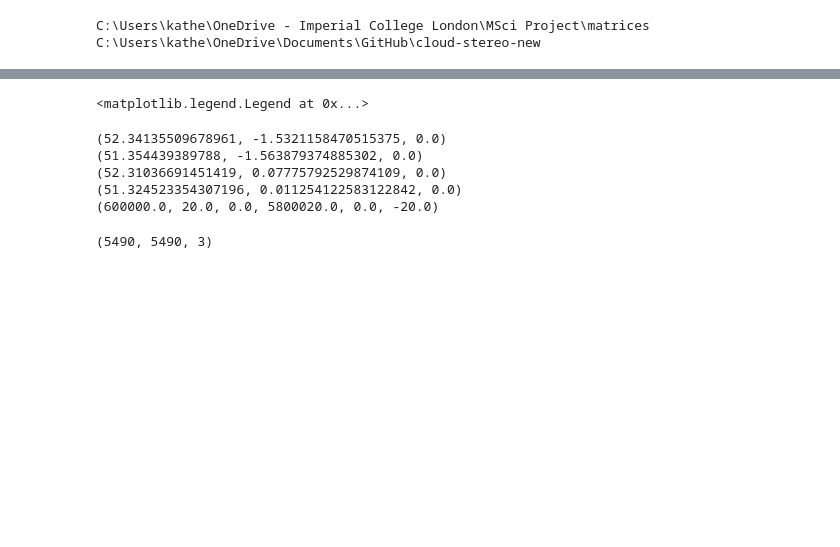
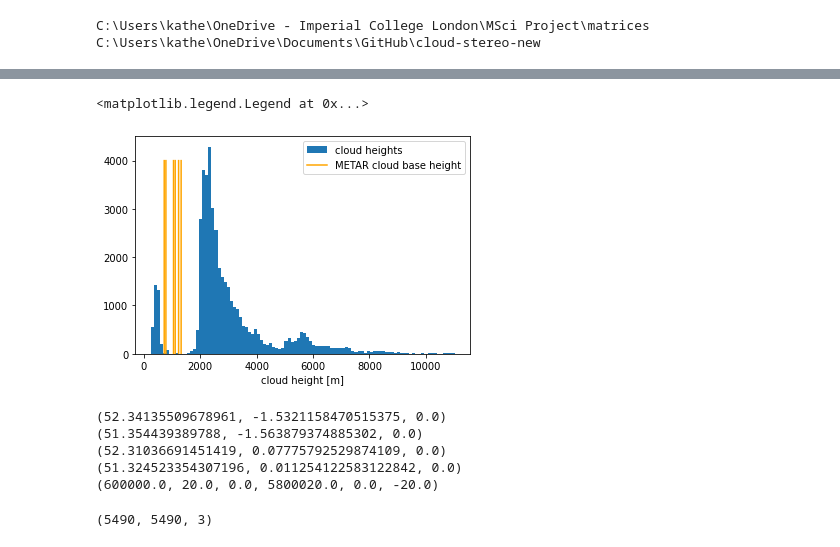
Before and after one commit to kemarrow/cloud-stereo-new, a Jupyter notebook: UndistortRectifySingleWorldCoordinates.ipynb, the cells around one changed output, grey strips where cells are left out. Cells and saved outputs as stored; diff of their text form; code cells hidden in the pictures; blank space fills up the shorter version.

```diff
--- a/UndistortRectifySingleWorldCoordinates.ipynb
+++ b/UndistortRectifySingleWorldCoordinates.ipynb
@@ -530,0 +445,29 @@ frame number 205
+# %%
+mask_C1_undistorted = cv.undistort(mask_C1[:,:,0], CamM_right, Distort_right, new_camera_matrixright)
+mask_C3_undistorted = cv.undistort(mask_C3[:,:,0], CamM_left, Distort_left, new_camera_matrixleft)
+
+rect_mask_C3 = cv.remap(mask_C3_undistorted, mapLx, mapLy,
+                            interpolation=cv.INTER_NEAREST,
+                            borderMode=cv.BORDER_CONSTANT,
+                            borderValue=(0, 0, 0, 0))
+
+rect_mask_C1 = cv.remap(mask_C1_undistorted, mapRx, mapRy,
+                            interpolation=cv.INTER_NEAREST,
+                            borderMode=cv.BORDER_CONSTANT,
+                            borderValue=(0, 0, 0, 0))
+
+### uncomment if you want to mask out sky ###
+rg_ratio1 = rimgR[:, :, 1]/rimgR[:, :, 0]
+skymask_C1 =  rect_mask_C1 & (rg_ratio1<1.1) & (rg_ratio1>0.93)
+
+rg_ratio3 = rimgL[:, :, 1]/rimgL[:, :, 0]
+skymask_C3 =  rect_mask_C3 & (rg_ratio3<1.1) & (rg_ratio3>0.93)
+
+#combine mask1 and mask3 and rectify
+disp_mask = cv.remap(skymask_C3, mapLx, mapLy,
+                            interpolation=cv.INTER_NEAREST,
+                            borderMode=cv.BORDER_CONSTANT,
+                            borderValue=(0, 0, 0, 0))
+disp_mask = disp_mask & rect_mask_C1
+
+depths = cv.bitwise_and(depths, depths, mask=disp_mask)
@@ -660,7 +633,7 @@ for j in range (0,480):
                 elev = np.arccos(stereo_z[j,i]/depths[j,i])
                 tilt = (np.pi/180) * (camera.tilt_deg - 90)
                 #flip = np.matmul(L_inv, np.array([stereo_x[j,i], stereo_y[j,i], stereo_z[j,i]]))
-                world_coord = camera.gpsFromSpace(np.array([stereo_z[j,i], -np.max(stereo_x)+stereo_x[j,i], stereo_y[j,i]]))
+                world_coord = camera.gpsFromSpace(np.array([stereo_z[j,i], -stereo_x[j,i], stereo_y[j,i]]))
                 #world_coord = cam2worldv2(np.array([stereo_x[j,i], stereo_y[j,i], stereo_z[j,i]]))
                 #gps = world2gps(world_coord[0], world_coord[1])
                 height = stereo_z[j,i] * np.tan(tilt + elev) + 46
@@ -699,12 +670,15 @@ ax.legend()
 # %%
 fig, ax = plt.subplots(1,1)
 ax.hist(heights, bins=100, label='cloud heights')
-y = np.arange(0,1500,1)
-x = np.ones(1500)
+y = np.arange(0,4000,1)
+x = np.ones(4000)
 ax.plot(720*x, y, color='orange', label='METAR cloud base height')
 ax.plot(1320*x, y, color='orange')
 ax.plot(1110*x, y, color='orange')
+ax.plot(1230*x, y, color='orange')
+ax.plot(1050*x, y, color='orange')
+ax.plot(780*x, y, color='orange')
 ax.set_xlabel('cloud height [m]')
 ax.legend()
-#plt.savefig(f'{dtime}_{hour}_frame_{frame_no+1}_heights_histogram.png', bbox_inches = 'tight')
+#plt.savefig(f'{dtime}_{hour}_frame_{frame_no+1}_heights_histogram_Ronnie.png', bbox_inches = 'tight')
 # %% [output]
@@ -713,4 +685,5 @@ ax.legend()
 <matplotlib.legend.Legend at 0x...>
+[figure, added]
 # %%
 # Upper Left  (  600000.000, 5800020.000) (  1d31'55.62"W, 52d20'28.88"N)
 # Lower Left  (  600000.000, 5690220.000) (  1d33'49.97"W, 51d21'15.98"N)
```
Also changed, not shown: parts of 20 cells of this notebook.
